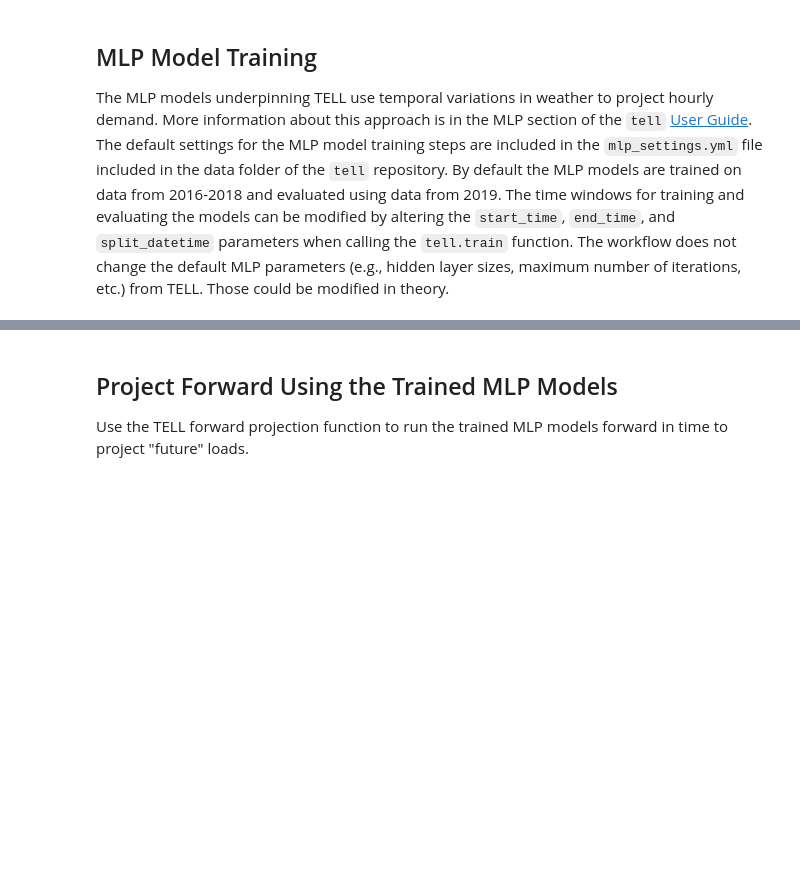
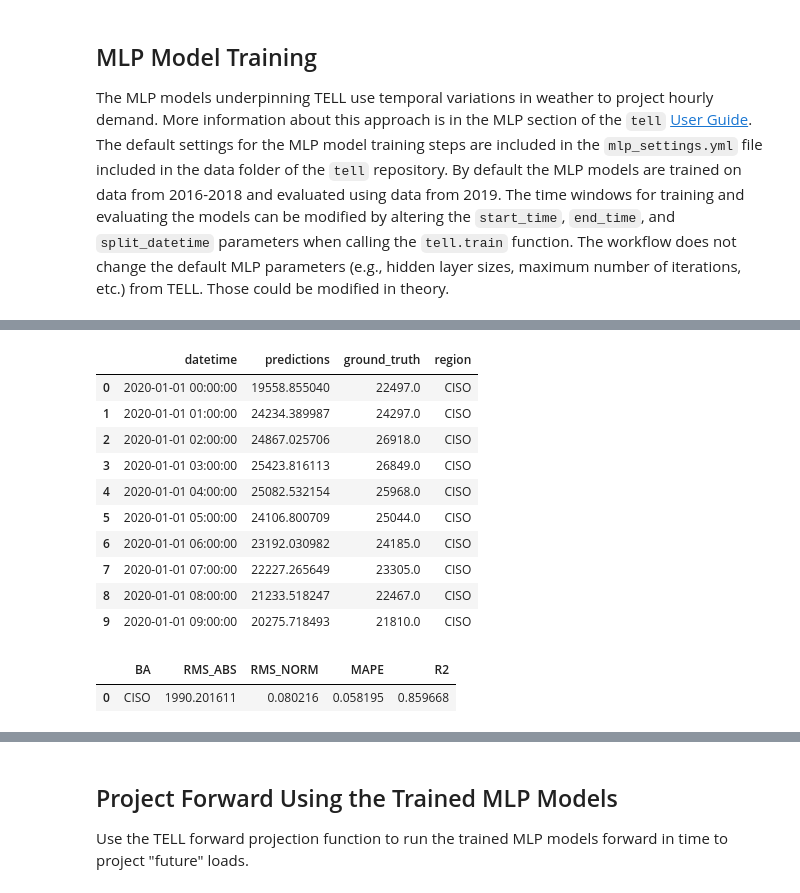
Before and after one commit to cdburley/burleyson-etal_2025_ldrd, a Jupyter notebook: notebooks/train_and_run_mlp_models.ipynb, the cells around one changed output, grey strips where cells are left out. Saved outputs shown, nothing was run; the diff lists cells and outputs as text; code cells hidden in the pictures; blank space fills up the shorter version.

```diff
--- a/notebooks/train_and_run_mlp_models.ipynb
+++ b/notebooks/train_and_run_mlp_models.ipynb
@@ -12,7 +13,8 @@ import pandas as pd
 ## Set the Directory Structure
 # %%
 # Identify the top-level directory to store the trained MLP models:
-ba_data_input_dir =  '/Users/burl878/Documents/Code/code_repos/tell/tell/tell_data/tell_quickstarter_data/outputs/compiled_historical_data/'
+cleaned_ba_data_output_dir =  '/Users/burl878/Documents/Code/code_repos/burleyson-etal_2025_ldrd/data/cleaned_historical_data/'
+ba_to_process_input_dir =  '/Users/burl878/Documents/Code/code_repos/burleyson-etal_2025_ldrd/data/'
 weather_data_input_dir =  '/Users/burl878/Documents/Code/code_repos/tell/tell/tell_data/sample_forcing_data/historical_weather'
 model_output_directory = '/Users/burl878/Documents/Code/code_repos/burleyson-etal_2025_ldrd/data/trained_mlp_models/'
 prediction_output_directory = '/Users/burl878/Documents/Code/code_repos/burleyson-etal_2025_ldrd/data/mlp_projections/'
@@ -27,17 +61,31 @@ help(tell.train)
 # %%
 # Run the MLP training step for a single BA to get a feel of the functionality:
 prediction_df, validation_df = tell.train(region = 'CISO',
-                                          data_dir = '/Users/burl878/Documents/Code/code_repos/tell/tell/tell_data/tell_quickstarter_data/outputs/compiled_historical_data/',
+                                          data_dir = cleaned_ba_data_output_dir,
                                           start_time = '2018-01-01 00:00:00',
                                           end_time = '2020-12-31 23:00:00',
                                           split_datetime = '2019-12-31 23:00:00',
                                           save_model = True,
-                                          model_output_directory = '/Users/burl878/Documents/Code/code_repos/burleyson-etal_2025_ldrd/trained_mlp_models/M1/')
+                                          model_output_directory = '/Users/burl878/Documents/Code/code_repos/burleyson-etal_2025_ldrd/data/trained_mlp_models/MLP1/')
 
 # View the head of the prediction dataframe that contains the time-series of projected load in the evaluation year:
 display(prediction_df.head(10))
 
 # View validation dataframe that contains error statistics for the trained model:
 validation_df
+# %% [output]
+|  | datetime | predictions | ground_truth | region |
+| 0 | 2020-01-01 00:00:00 | 19558.855040 | 22497.0 | CISO |
+| 1 | 2020-01-01 01:00:00 | 24234.389987 | 24297.0 | CISO |
+| 2 | 2020-01-01 02:00:00 | 24867.025706 | 26918.0 | CISO |
+| 3 | 2020-01-01 03:00:00 | 25423.816113 | 26849.0 | CISO |
+| 4 | 2020-01-01 04:00:00 | 25082.532154 | 25968.0 | CISO |
+| 5 | 2020-01-01 05:00:00 | 24106.800709 | 25044.0 | CISO |
+| 6 | 2020-01-01 06:00:00 | 23192.030982 | 24185.0 | CISO |
+| 7 | 2020-01-01 07:00:00 | 22227.265649 | 23305.0 | CISO |
+| 8 | 2020-01-01 08:00:00 | 21233.518247 | 22467.0 | CISO |
+| 9 | 2020-01-01 09:00:00 | 20275.718493 | 21810.0 | CISO |
+|  | BA | RMS_ABS | RMS_NORM | MAPE | R2 |
+| 0 | CISO | 1990.201611 | 0.080216 | 0.058195 | 0.859668 |
 # %%
 # Run the training iteratively across all training windows and BAs:
```
Also changed, not shown: parts of 9 cells of this notebook, 12 other files.
